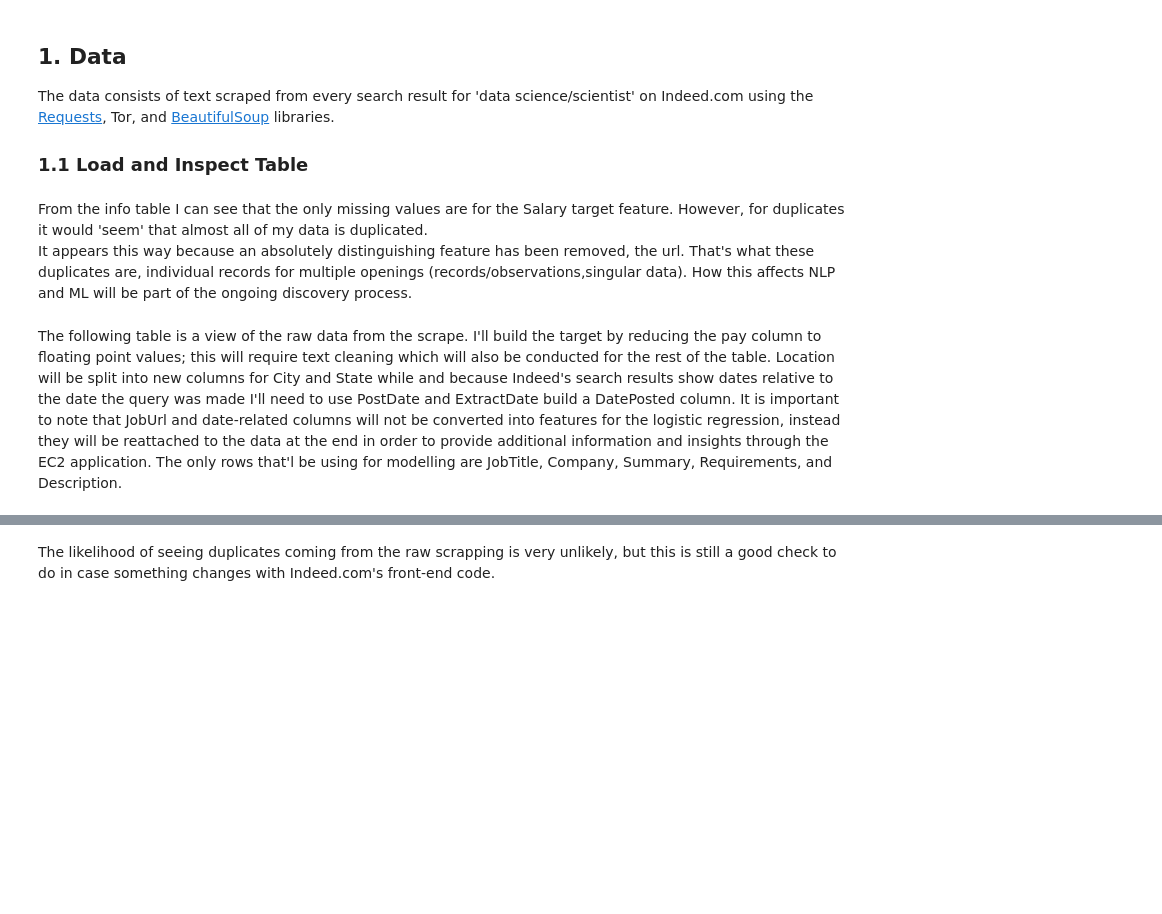
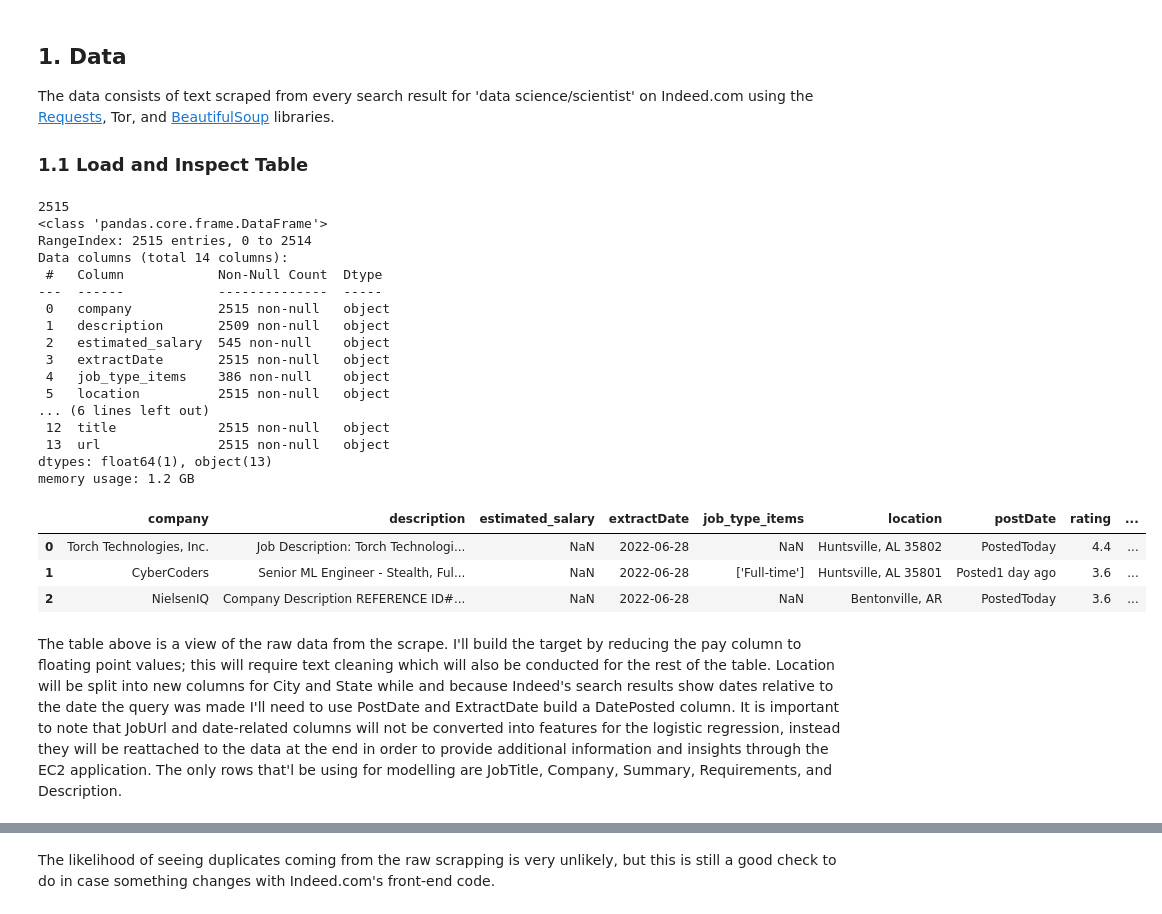
Before and after one commit to 333Kenji/indeedjobscraper, a Jupyter notebook: docs/1_wrangling_engineering.ipynb, the cells around one changed output, grey strips where cells are left out. Saved outputs shown, nothing was run; the diff lists cells and outputs as text; code cells hidden in the pictures; blank space fills up the shorter version.

```diff
--- a/docs/1_wrangling_engineering.ipynb
+++ b/docs/1_wrangling_engineering.ipynb
@@ -81,13 +40,31 @@ The data consists of text scraped from every search result for 'data science/sci
 
 ### 1.1 Load and Inspect Table
 # %%
-# note the change in memory usage.
 data = pd.read_csv('../app/data/total.csv')
 print(len(data))
 data.info(memory_usage='deep')
-data.head()
+data.head(3)
+# %% [output]
+2515
+<class 'pandas.core.frame.DataFrame'>
+RangeIndex: 2515 entries, 0 to 2514
+Data columns (total 14 columns):
+ #   Column            Non-Null Count  Dtype
+---  ------            --------------  -----
+ 0   company           2515 non-null   object
+ 1   description       2509 non-null   object
+ 2   estimated_salary  545 non-null    object
+ 3   extractDate       2515 non-null   object
+ 4   job_type_items    386 non-null    object
+ 5   location          2515 non-null   object
+... (6 lines left out)
+ 12  title             2515 non-null   object
+ 13  url               2515 non-null   object
+dtypes: float64(1), object(13)
+memory usage: 1.2 GB
+|  | company | description | estimated_salary | extractDate | job_type_items | location | postDate | rating | ... |
+| 0 | Torch Technologies, Inc. | Job Description: Torch Technologi... | NaN | 2022-06-28 | NaN | Huntsville, AL 35802 | PostedToday | 4.4 | ... |
+| 1 | CyberCoders | Senior ML Engineer - Stealth, Ful... | NaN | 2022-06-28 | ['Full-time'] | Huntsville, AL 35801 | Posted1 day ago | 3.6 | ... |
+| 2 | NielsenIQ | Company Description REFERENCE ID#... | NaN | 2022-06-28 | NaN | Bentonville, AR | PostedToday | 3.6 | ... |
-# %% [markdown]
-From the info table I can see that the only missing values are for the Salary target feature. However, for duplicates it would 'seem' that almost all of my data is duplicated.\
-It appears this way because an absolutely distinguishing feature has been removed, the url. That's what these duplicates are, individual records for multiple openings (records/observations,singular data). How this affects NLP and ML will be part of the ongoing discovery process.
 # %% [markdown]
-The following table is a view of the raw data from the scrape. I'll build the target by reducing the pay column to floating point values; this will require text cleaning which will also be conducted for the rest of the table. Location will be split into new columns for City and State while and because Indeed's search results show dates relative to the date the query was made I'll need to use PostDate and ExtractDate build a DatePosted column. It is important to note that JobUrl and date-related columns will not be converted into features for the logistic regression, instead they will be reattached to the data at the end in order to provide additional information and insights through the EC2 application. The only rows that'l  be using for modelling are JobTitle, Company, Summary, Requirements, and Description.
+The table above is a view of the raw data from the scrape. I'll build the target by reducing the pay column to floating point values; this will require text cleaning which will also be conducted for the rest of the table. Location will be split into new columns for City and State while and because Indeed's search results show dates relative to the date the query was made I'll need to use PostDate and ExtractDate build a DatePosted column. It is important to note that JobUrl and date-related columns will not be converted into features for the logistic regression, instead they will be reattached to the data at the end in order to provide additional information and insights through the EC2 application. The only rows that'l  be using for modelling are JobTitle, Company, Summary, Requirements, and Description.
```
Also changed, not shown: parts of 123 cells of this notebook, 1 other file.
